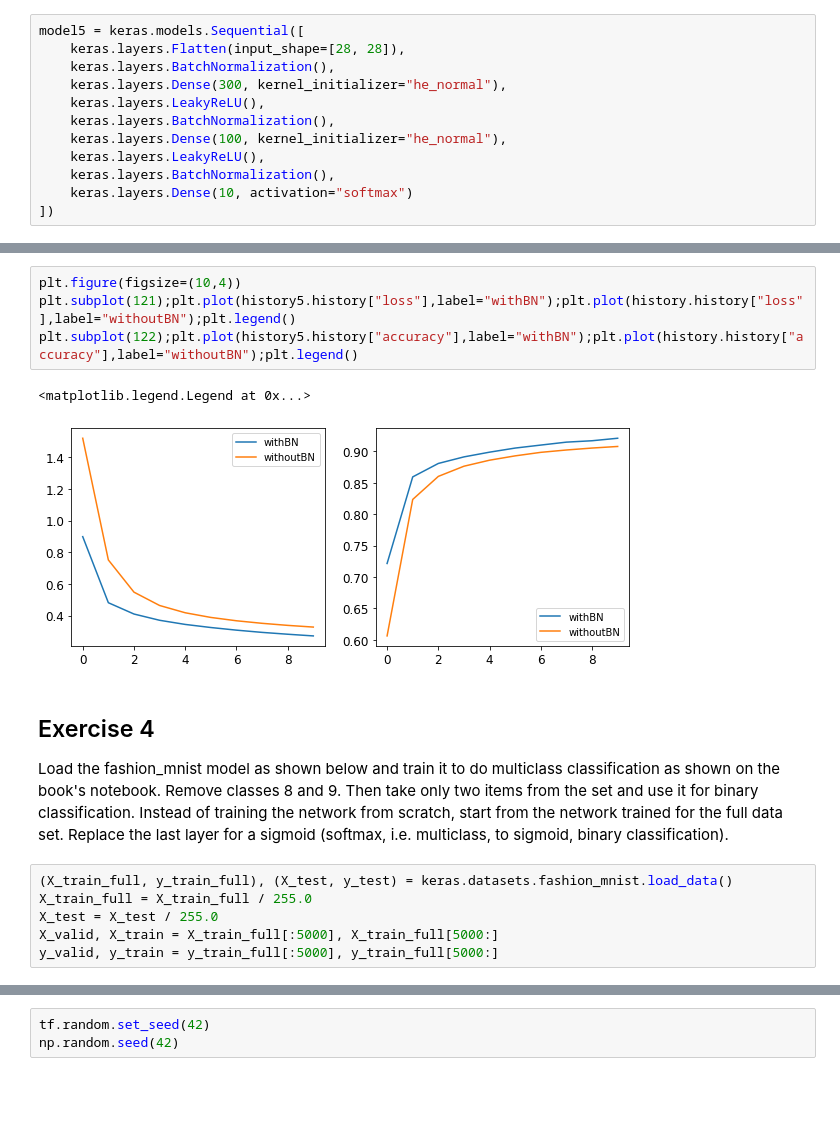
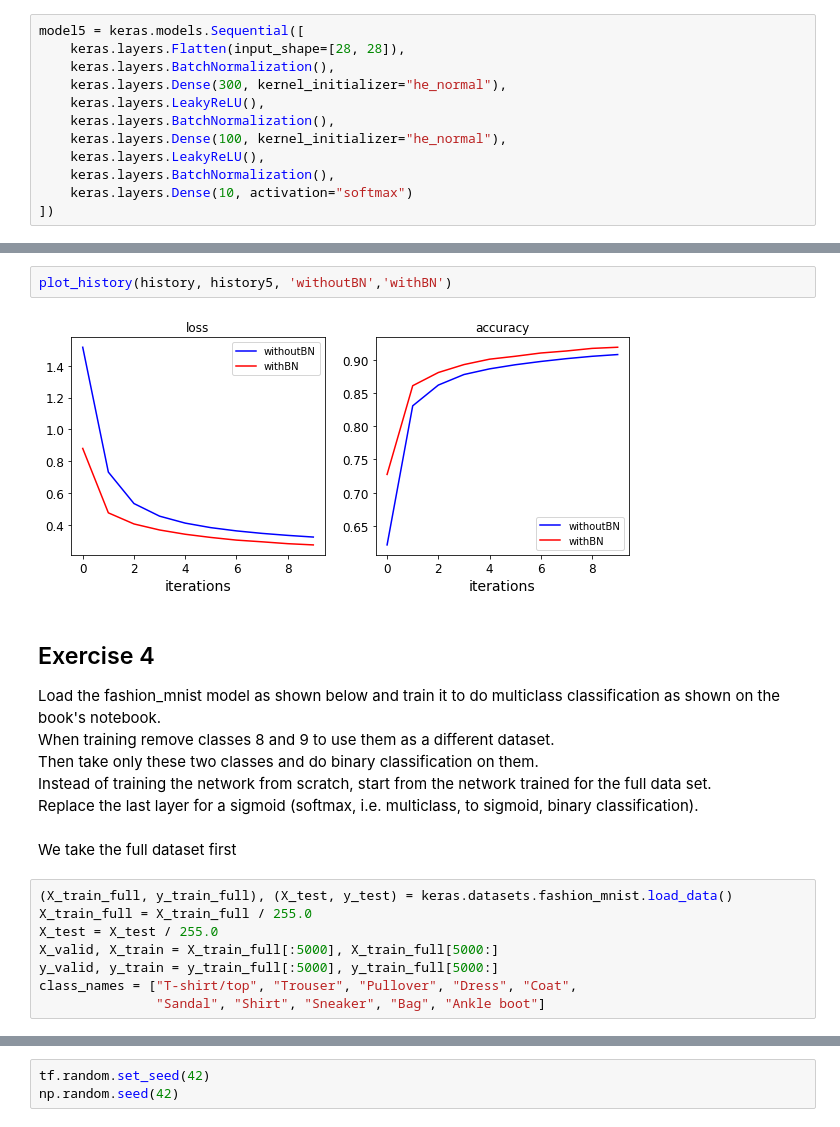
Before and after one commit to dtrad/geoml_course, a Jupyter notebook: Practice18_trainingDNN.ipynb, the cells around one changed output, grey strips where cells are left out. Saved outputs shown, nothing was run; the diff lists cells and outputs as text; blank space fills up the shorter version.

```diff
--- a/Practice18_trainingDNN.ipynb
+++ b/Practice18_trainingDNN.ipynb
@@ -431,18 +431,21 @@ Epoch 10/10
-# %%
-plt.figure(figsize=(10,4))
-plt.subplot(121);plt.plot(history5.history["loss"],label="withBN");plt.plot(history.history["loss"],label="withoutBN");plt.legend()
-plt.subplot(122);plt.plot(history5.history["accuracy"],label="withBN");plt.plot(history.history["accuracy"],label="withoutBN");plt.legend()
-# %% [output]
-<matplotlib.legend.Legend at 0x...>
-[figure, removed]
+# %%
+plot_history(history, history5, 'withoutBN','withBN')
+# %% [output]
+[figure, added]
 # %% [markdown]
 ## Exercise 4
-Load the fashion_mnist model as shown below and train it to do multiclass classification as shown on the book's notebook.
-Remove classes 8 and 9.
-Then take only two items from the set and use it for binary classification. Instead of training the network from scratch, start from the network trained for the full data set. Replace the last layer for a sigmoid (softmax, i.e. multiclass, to sigmoid, binary classification).
+Load the fashion_mnist model as shown below and train it to do multiclass classification as shown on the book's notebook.\
+When training remove classes 8 and 9 to use them as a different dataset.\
+Then take only these two classes and do binary classification on them.\
+Instead of training the network from scratch, start from the network trained for the full data set. \
+Replace the last layer for a sigmoid (softmax, i.e. multiclass, to sigmoid, binary classification).
+# %% [markdown]
+We take the full dataset first
 # %%
 (X_train_full, y_train_full), (X_test, y_test) = keras.datasets.fashion_mnist.load_data()
 X_train_full = X_train_full / 255.0
 X_test = X_test / 255.0
 X_valid, X_train = X_train_full[:5000], X_train_full[5000:]
 y_valid, y_train = y_train_full[:5000], y_train_full[5000:]
+class_names = ["T-shirt/top", "Trouser", "Pullover", "Dress", "Coat",
+               "Sandal", "Shirt", "Sneaker", "Bag", "Ankle boot"]
```
Also changed, not shown: parts of 11 cells of this notebook.
